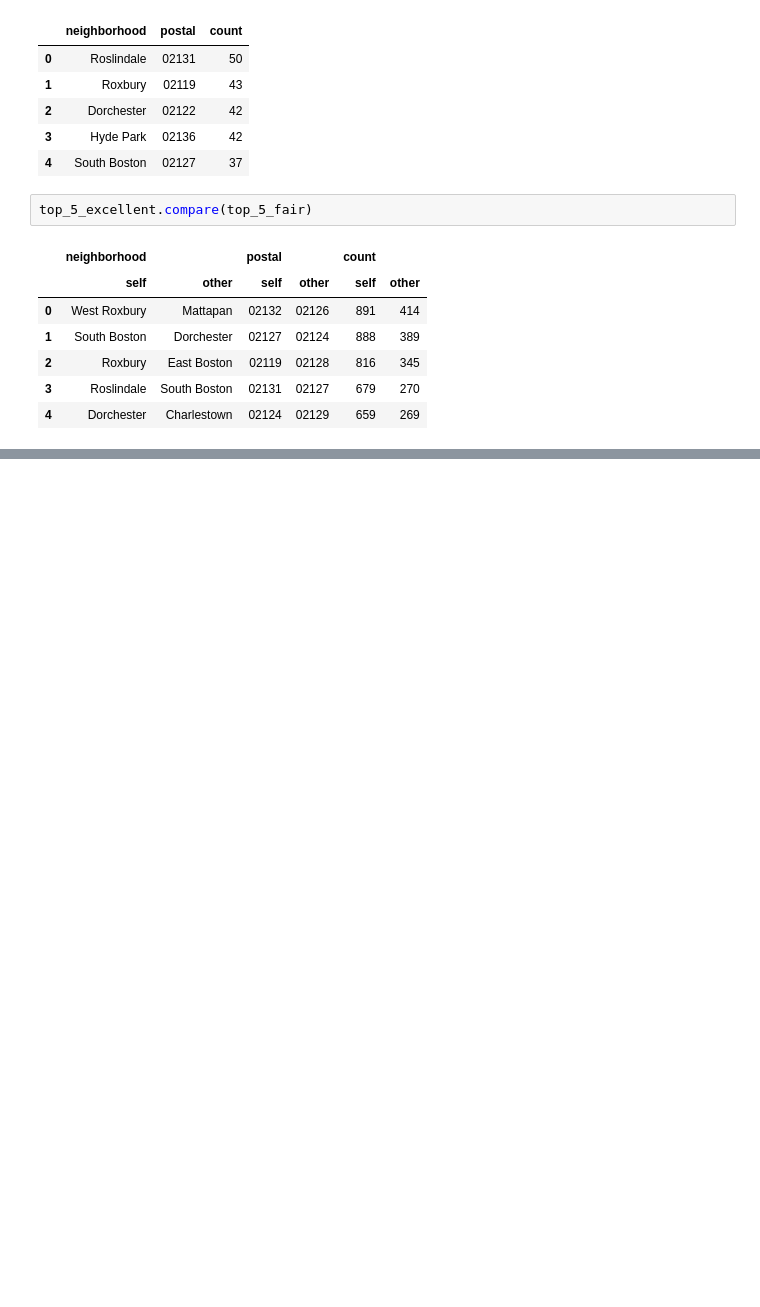
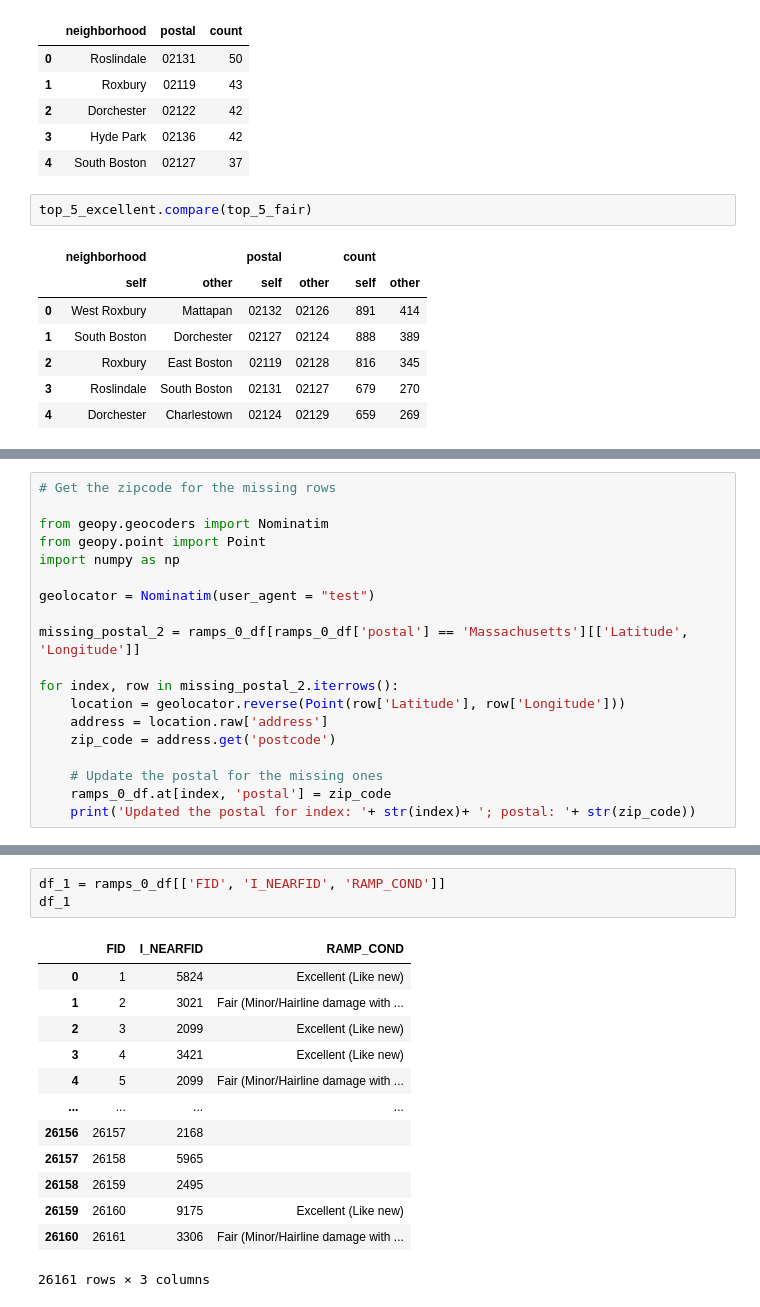
Before and after one commit to BU-Spark/ds-stantec-sidewalks, a Jupyter notebook: spring23-team-1/files/ramps_0.ipynb, the cells around one changed output, grey strips where cells are left out. Saved outputs shown, nothing was run; the diff lists cells and outputs as text; blank space fills up the shorter version.

```diff
--- a/spring23-team-1/files/ramps_0.ipynb
+++ b/spring23-team-1/files/ramps_0.ipynb
@@ -250,0 +314,19 @@ top_5_excellent.compare(top_5_fair)
+# %%
+# Get the zipcode for the missing rows
+
+from geopy.geocoders import Nominatim
+from geopy.point import Point
+import numpy as np
+
+geolocator = Nominatim(user_agent = "test")
+
+missing_postal_2 = ramps_0_df[ramps_0_df['postal'] == 'Massachusetts'][['Latitude', 'Longitude']]
+
+for index, row in missing_postal_2.iterrows():
+    location = geolocator.reverse(Point(row['Latitude'], row['Longitude']))
+    address = location.raw['address']
+    zip_code = address.get('postcode')
+
+    # Update the postal for the missing ones
+    ramps_0_df.at[index, 'postal'] = zip_code
+    print('Updated the postal for index: '+ str(index)+ '; postal: '+ str(zip_code))
@@ -250,0 +765,17 @@ top_5_excellent.compare(top_5_fair)
+# %%
+df_1 = ramps_0_df[['FID', 'I_NEARFID', 'RAMP_COND']]
+df_1
+# %% [output]
+|  | FID | I_NEARFID | RAMP_COND |
+| 0 | 1 | 5824 | Excellent (Like new) |
+| 1 | 2 | 3021 | Fair (Minor/Hairline damage with ... |
+| 2 | 3 | 2099 | Excellent (Like new) |
+| 3 | 4 | 3421 | Excellent (Like new) |
+| 4 | 5 | 2099 | Fair (Minor/Hairline damage with ... |
+| ... | ... | ... | ... |
+| 26156 | 26157 | 2168 |  |
+| 26157 | 26158 | 5965 |  |
+| 26158 | 26159 | 2495 |  |
+| 26159 | 26160 | 9175 | Excellent (Like new) |
+| 26160 | 26161 | 3306 | Fair (Minor/Hairline damage with ... |
+26161 rows × 3 columns
```
Also changed, not shown: parts of 52 cells of this notebook.
